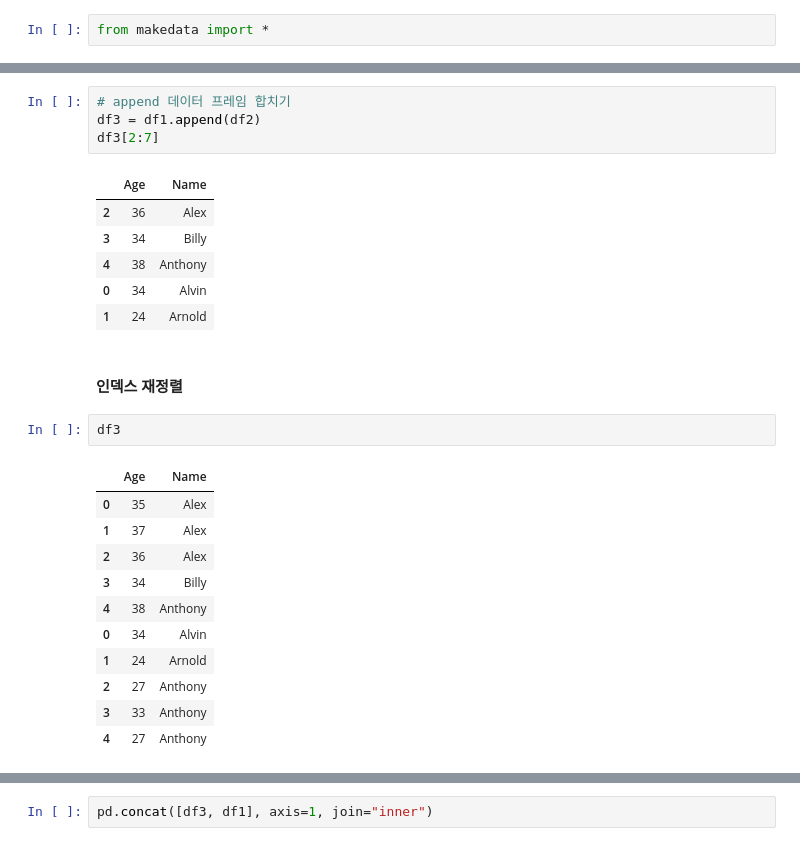
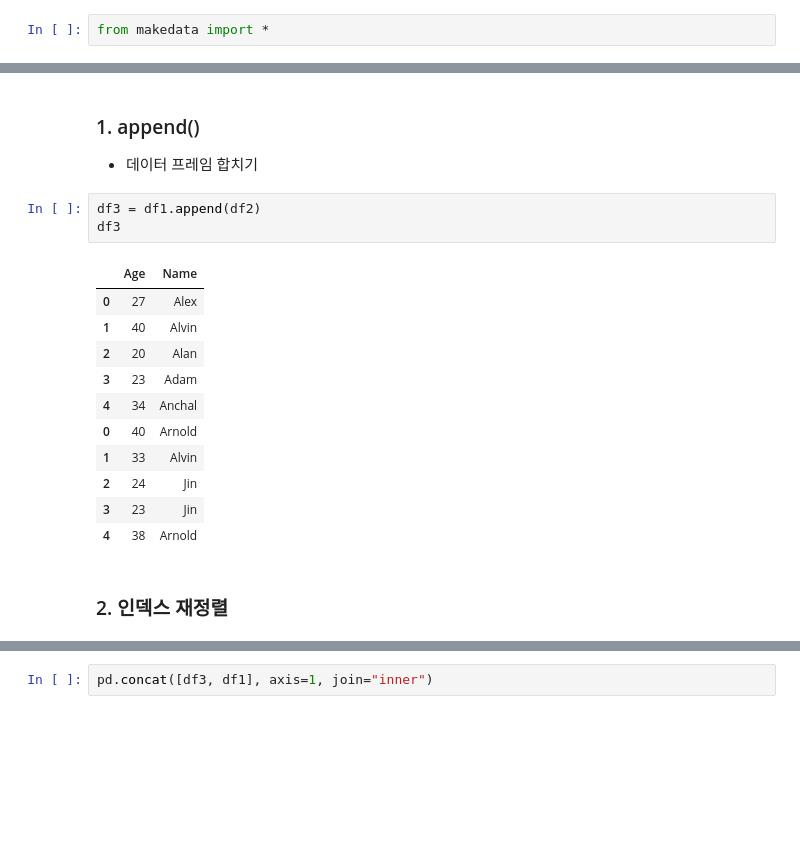
Before and after one commit to dockyum/TIL-data-science, a Jupyter notebook: numpy_pandas/03_pandas_1.ipynb, the cells around one changed output, grey strips where cells are left out. Drawn from its saved outputs; the diff is of its cells as text; blank space fills up the shorter version.

```diff
--- a/numpy_pandas/02_pandas.ipynb
+++ b/numpy_pandas/03_pandas_1.ipynb
@@ -375,30 +407,23 @@ df2
+# %% [markdown]
+### 1. append()
+- 데이터 프레임 합치기
 # %%
-# append 데이터 프레임 합치기
 df3 = df1.append(df2)
-df3[2:7]
+df3
 # %% [output]
 |  | Age | Name |
-| 2 | 36 | Alex |
-| 3 | 34 | Billy |
-| 4 | 38 | Anthony |
-| 0 | 34 | Alvin |
-| 1 | 24 | Arnold |
+| 0 | 27 | Alex |
+| 1 | 40 | Alvin |
+| 2 | 20 | Alan |
+| 3 | 23 | Adam |
+| 4 | 34 | Anchal |
+| 0 | 40 | Arnold |
+| 1 | 33 | Alvin |
+| 2 | 24 | Jin |
+| 3 | 23 | Jin |
+| 4 | 38 | Arnold |
 # %% [markdown]
-#### 인덱스 재정렬
+### 2. 인덱스 재정렬
-# %%
-df3
-# %% [output]
-|  | Age | Name |
-| 0 | 35 | Alex |
-| 1 | 37 | Alex |
-| 2 | 36 | Alex |
-| 3 | 34 | Billy |
-| 4 | 38 | Anthony |
-| 0 | 34 | Alvin |
-| 1 | 24 | Arnold |
-| 2 | 27 | Anthony |
-| 3 | 33 | Anthony |
-| 4 | 27 | Anthony |
 # %%
 df3.reset_index(drop=True, inplace=True)
 df3.tail(5)
```
Also changed, not shown: parts of 91 cells of this notebook, 1 other file.
